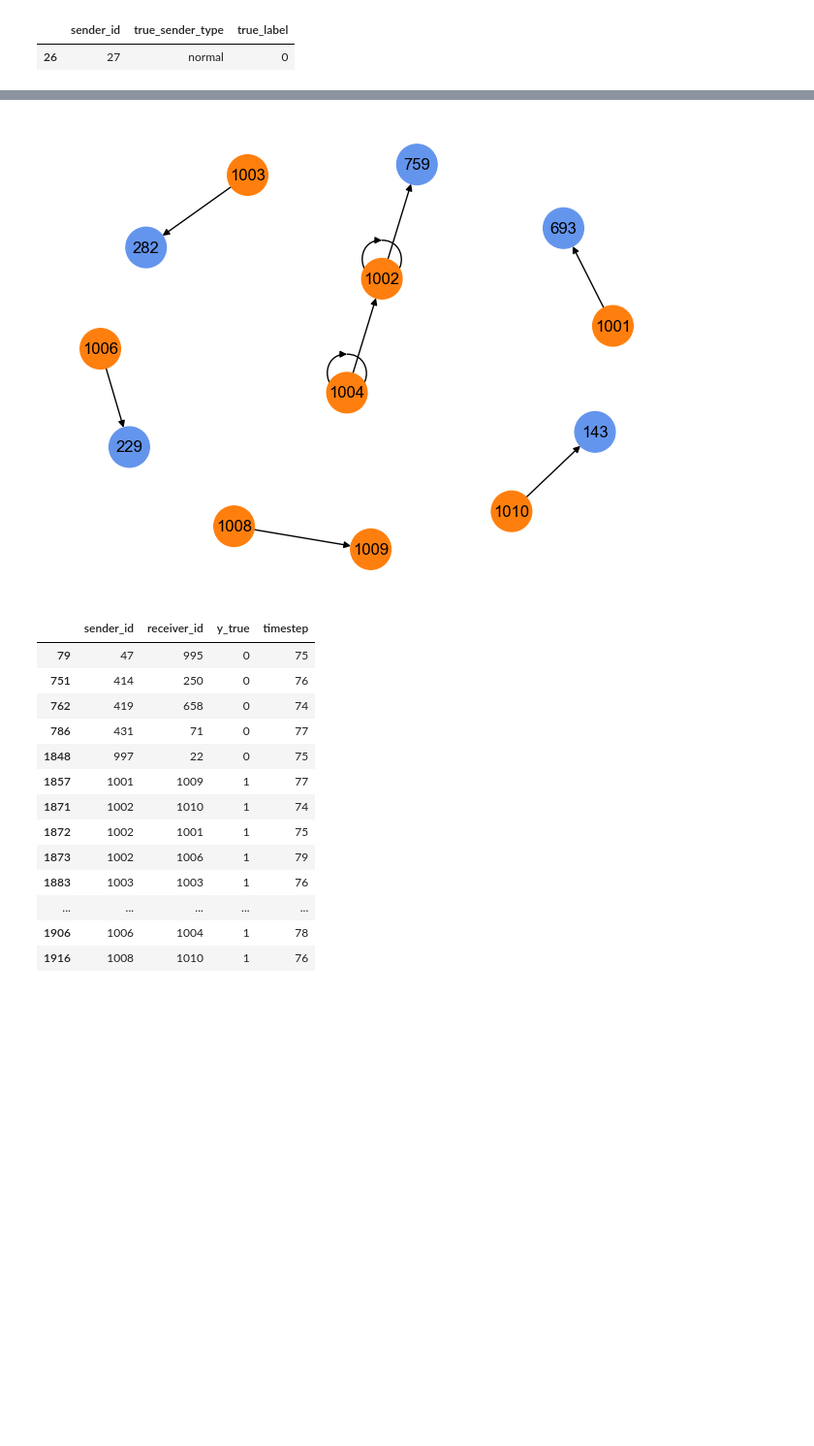
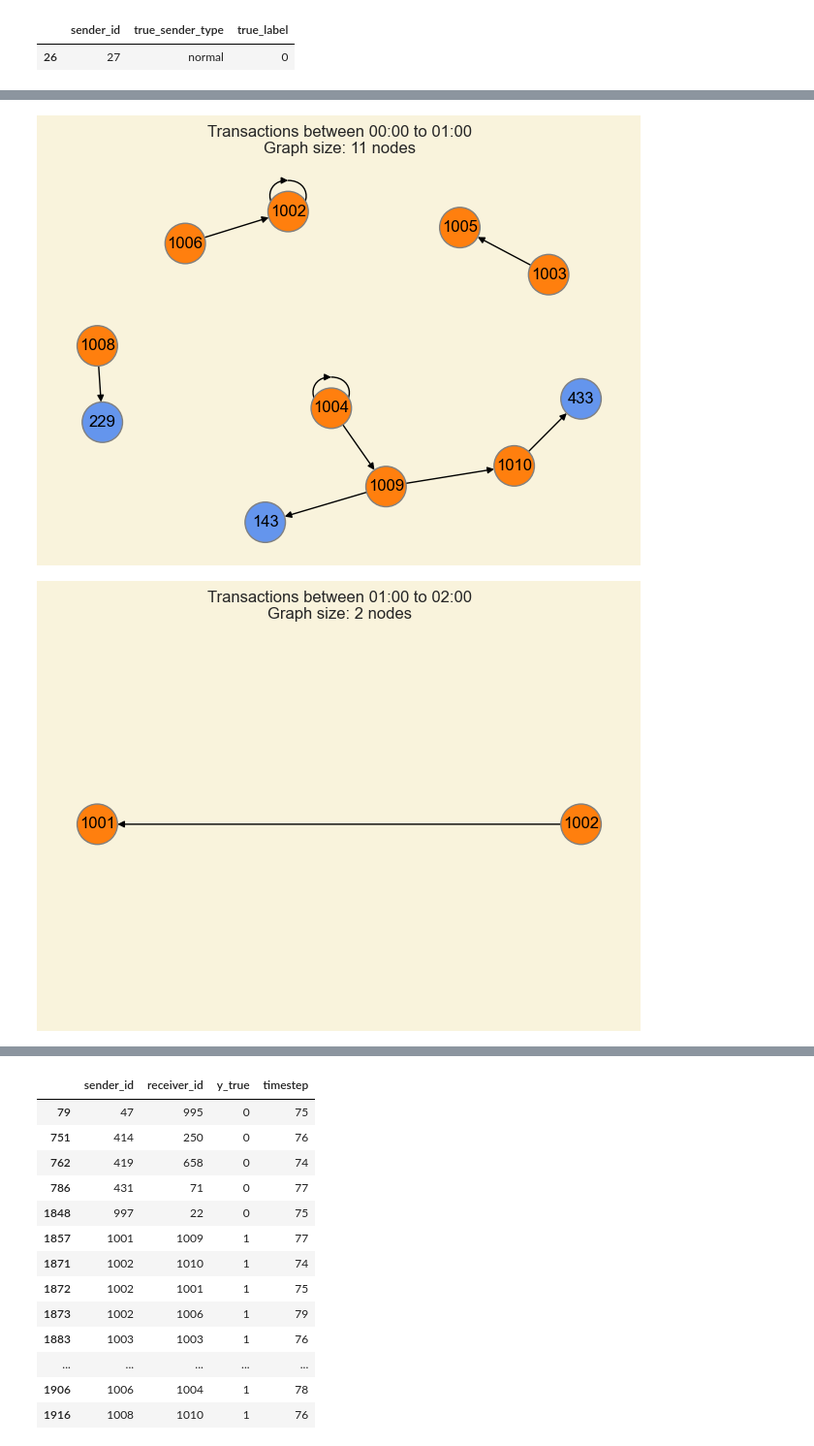
Before and after one commit to nouyang/fake-banking-data, a Jupyter notebook: tmp.ipynb, the cells around one changed output, grey strips where cells are left out. Shown at 97% size. Drawn from its saved outputs; the diff is of its cells as text; code cells hidden in the pictures; blank space fills up the shorter version.

```diff
--- a/tmp.ipynb
+++ b/tmp.ipynb
@@ -752,36 +804,58 @@ G = joblib.load('./graph.networkx_v2.8.4.joblib')
 # %%
+# TODO: debug why there are nodes without labels....
+sender_info, X = reset_X()
 # with thanks to
 # https://stackoverflow.com/questions/14283341/how-to-increase-node-spacing-for-networkx-spring-layout
 
+num_graphs = 24
+window_size_steps = 24/num_graphs * 4
+for i_graph in range(int(num_graphs)):
+    START = i_graph * window_size_steps
+    END = START + window_size_steps
+    #print(START, END)
+    time_window= txns[(txns.timestep > START) &(txns.timestep < END)][['sender_id', 'receiver_id', 'y_true', 'timestep']] # 2hrs
+    edges_list = time_window[['sender_id', 'receiver_id']].to_numpy()
 
-START=0
-END=8
-time_window= txns[(txns.timestep > START) &(txns.timestep < END)][['sender_id', 'receiver_id', 'y_true', 'timestep']] # 2hrs
-edges_list = time_window[['sender_id', 'receiver_id']].to_numpy()
-window_G = nx.DiGraph()
-window_G.add_edges_from(edges_list)
-print('creating colors')
-colors = []
-for i in window_G.nodes():
-    acct_type = true_agent_labels[true_agent_labels.sender_id==i].true_sender_type.to_numpy()[0]
-    window_G.nodes[i]['type'] =  acct_type
-    if acct_type == 'normal' :
-       colors.append('cornflowerblue')
+    window_G = nx.DiGraph()
+    window_G.add_edges_from(edges_list)
+    #print('creating colors')
+    colors = []
+
+    for n in window_G.nodes():
+        acct_type = true_agent_labels[
+            true_agent_labels.sender_id==n].true_sender_type.to_numpy()
+        #print(acct_type)
+        #print(acct_type, n, window_G.nodes[n])
+        window_G.nodes[n]['type'] =  acct_type
+        if acct_type == 'normal' :
+            colors.append('cornflowerblue')
+        else:
+            colors.append('tab:orange')
+
+    fig, ax = plt.subplots()
+    if len(window_G.nodes) < 35:
+        #print('creating layout')
+        df = pd.DataFrame(index=window_G.nodes(), columns=window_G.nodes())
+        for row, data in nx.shortest_path_length(window_G):
+            for col, dist in data.items():
+                df.loc[row,col] = dist
+        df = df.fillna(df.max().max())
+
+        layout = nx.kamada_kawai_layout(window_G, dist=df.to_dict())
+        nx.draw(window_G, with_labels=True, node_color=colors,
+                pos=layout, edge_color='k', node_size=900, linewidths=1)
     else:
-        colors.append('tab:orange')
+        layout = nx.spiral_layout(window_G)
+        nx.draw(window_G, with_labels=True, node_color=colors,
+                pos=layout, font_size=8 )#edge_color='k', node_size=900, linewidths=1)
 
-fig, ax = plt.subplots()
-print('creating layout')
-df = pd.DataFrame(index=window_G.nodes(), columns=window_G.nodes())
-for row, data in nx.shortest_path_length(window_G):
-    for col, dist in data.items():
-        df.loc[row,col] = dist
-df = df.fillna(df.max().max())
-
-layout = nx.kamada_kawai_layout(window_G, dist=df.to_dict())
-nx.draw(window_G, with_labels=True, node_color=colors,
-        pos=layout, edge_color='k', node_size=900, linewidths=2)
-
-ax.collections[0].set_edgecolor("gray" )
-plt.tight_layout()
+    if len(ax.collections) != 0:
+        ax.collections[0].set_edgecolor("gray" )
+    plt.title(f'Transactions between {int(START/4):02d}:00 to {int(END/4):02d}:00\n'
+                f'Graph size: {len(window_G.nodes)} nodes'
+                )
+    fig.patch.set_facecolor('#F9F3DC')
+    plt.tight_layout()
 # %% [output]
+[figure, new version]
+[figure, added]
@@ -790,4 +873,3 @@ creating layout
-[figure, old version]
 # %%
 #
 # %%
```
Also changed, not shown: parts of 55 cells of this notebook, 5 other files.
